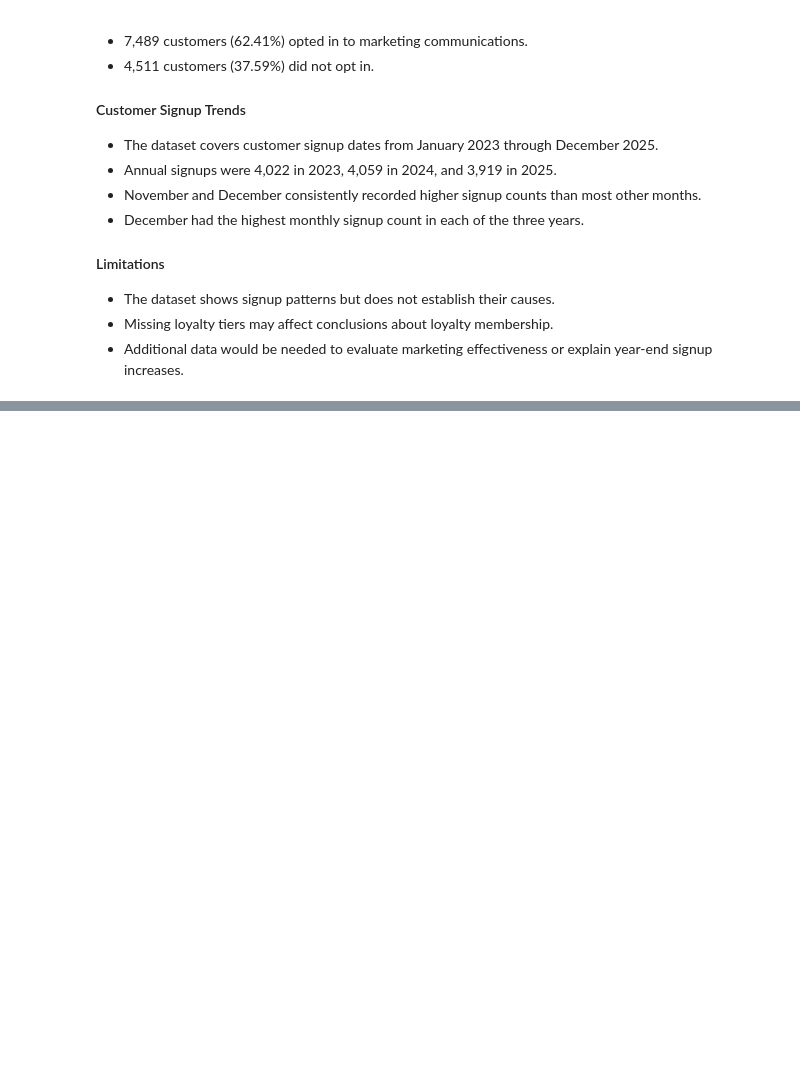
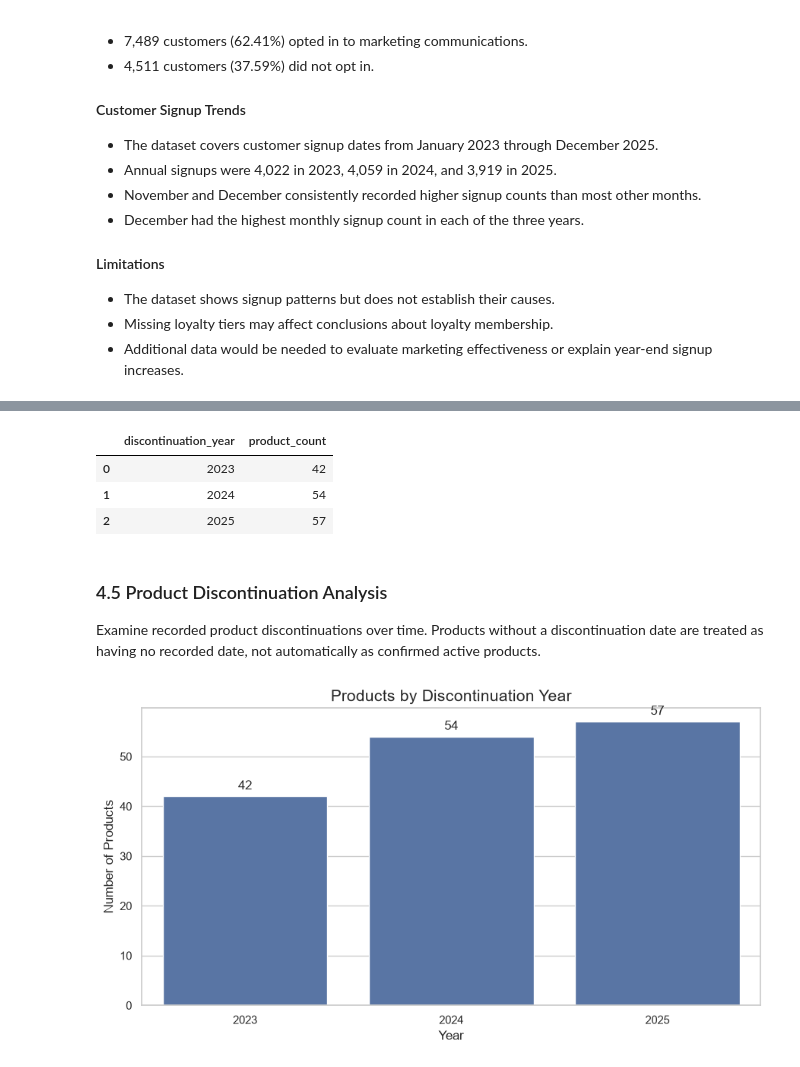
Before and after one commit to kartikeysharma2645/Data-Science-Tool-Mastery, a Jupyter notebook: notebooks/ecommerce_customer_product_analysis.ipynb, the cells around one changed output, grey strips where cells are left out. Saved outputs shown, nothing was run; the diff lists cells and outputs as text; code cells hidden in the pictures; blank space fills up the shorter version.

```diff
--- a/notebooks/ecommerce_customer_product_analysis.ipynb
+++ b/notebooks/ecommerce_customer_product_analysis.ipynb
@@ -572,0 +935,46 @@ monthly_signup_comparison
+# %%
+# Count products by the year of their recorded discontinuation date
+discontinuations_by_year = con.execute("""
+    SELECT
+        YEAR(discontinued_at) AS discontinuation_year,
+        COUNT(*) AS product_count
+    FROM products
+    WHERE discontinued_at IS NOT NULL
+    GROUP BY discontinuation_year
+    ORDER BY discontinuation_year
+""").df()
+
+discontinuations_by_year
+# %% [output]
+|  | discontinuation_year | product_count |
+| 0 | 2023 | 42 |
+| 1 | 2024 | 54 |
+| 2 | 2025 | 57 |
+# %% [markdown]
+### 4.5 Product Discontinuation Analysis
+
+Examine recorded product discontinuations over time. Products without
+a discontinuation date are treated as having no recorded date, not
+automatically as confirmed active products.
+# %%
+# Code Cell 30 — Product Discontinuations by Year
+
+plt.figure(figsize=(9, 5))
+
+ax = sns.barplot(
+    data=discontinuations_by_year,
+    x="discontinuation_year",
+    y="product_count"
+)
+
+ax.set_title("Products by Discontinuation Year", fontsize=15)
+ax.set_xlabel("Year")
+ax.set_ylabel("Number of Products")
+
+for container in ax.containers:
+    ax.bar_label(container, fmt="%.0f", padding=4)
+
+plt.tight_layout()
+plt.show()
+# %% [output]
+[figure, added]
```
Also changed, not shown: parts of 18 cells of this notebook.
